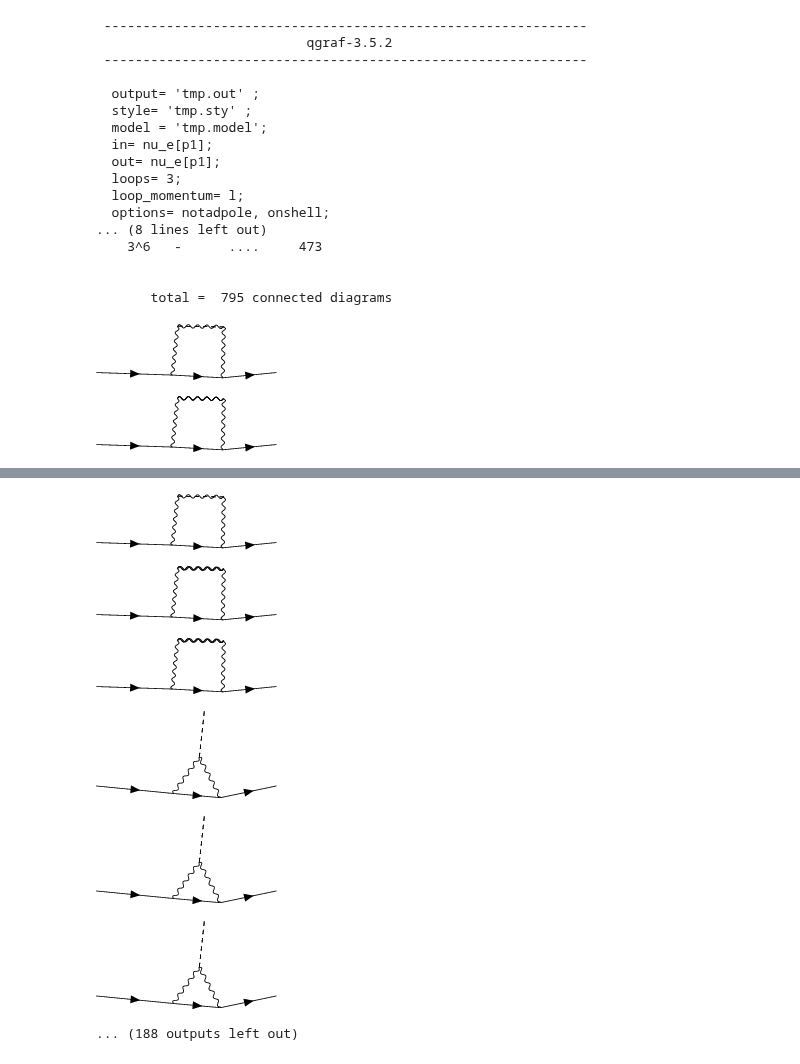
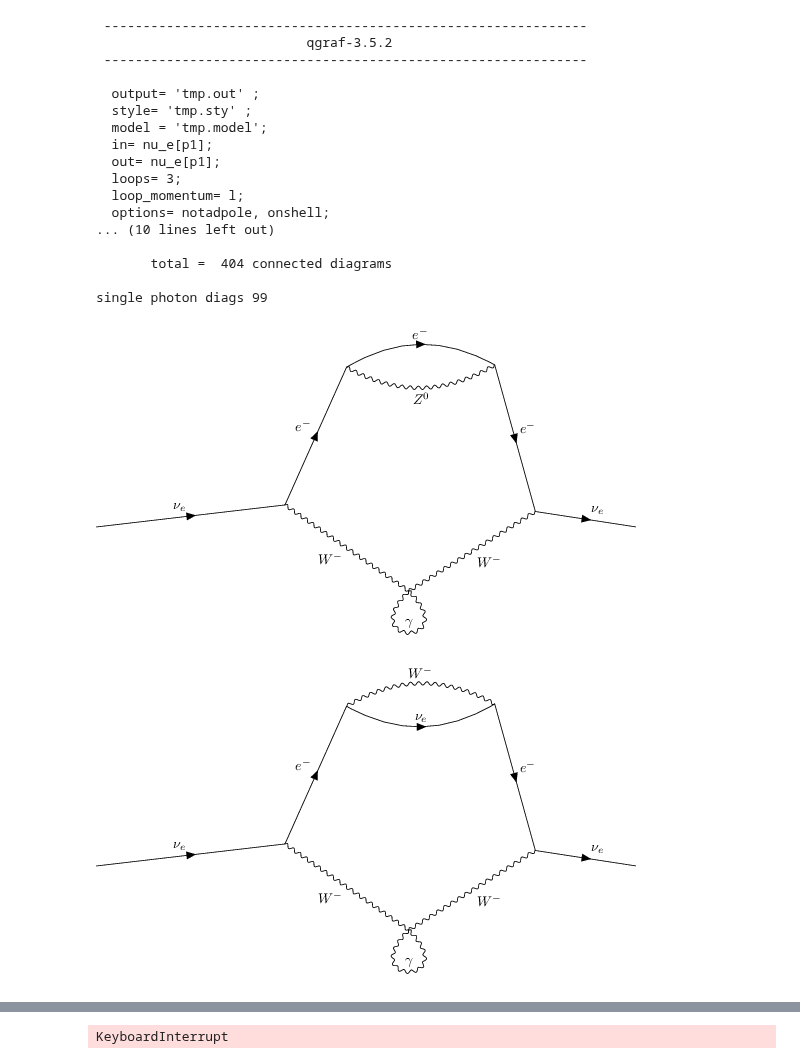
Before and after one commit to kpedro88/pyfeyn, a Jupyter notebook: docs/source/interfaces/qgraf.ipynb, the cells around one changed output, grey strips where cells are left out. Saved outputs shown, nothing was run; the diff lists cells and outputs as text; code cells hidden in the pictures.

```diff
--- a/docs/source/interfaces/qgraf.ipynb
+++ b/docs/source/interfaces/qgraf.ipynb
@@ -155,42 +154,70 @@ print(raw_model)
 # %%
 from pathlib import Path
 from xsdata.formats.dataclass.parsers import XmlParser
 from pyfeyn2.render.latex.feynmp import FeynmpRender
 from pyfeyn2.render.latex.tikzfeynman import TikzFeynmanRender
 from pyfeyn2.render.pyx.pyxrender import PyxRender
 from pyfeyn2.feynmandiagram import FeynML
-from pyfeyn2.render.latex.dot import feynman_adjust_points
 import subprocess
 import shlex
+from pyfeyn2.auto.bend import auto_bend
+from pyfeyn2.auto.label import auto_label
+from pyfeyn2.auto.position import feynman_adjust_points
 
 subprocess.call(shlex.split(f'qgraf {dat}'))
-xml_string = Path("tmp.out").read_text()
+xml_string = Path(output).read_text()
 parser = XmlParser()
 fml = parser.from_string(xml_string, FeynML)
+
+def filter_diag(d):
+    count = 0
+    ecount = 0
+    for p in d.propagators:
+        if p.pdgid == 22:
+            count +=1
+        if p.pdgid == 11:
+            ecount +=1
+    if count ==1 and ecount >=2:
+        return True
+    return False
+
+ccount=0
 for d in fml.diagrams:
-    d.legs[0].set_xy(-2,0)
-    d.legs[1].set_xy(2,0)
-    for p in d.propagators:
-        p.bend = True
-    t = TikzFeynmanRender(feynman_adjust_points(d))
-    t.render(show=True)
+    if filter_diag(d):
+        ccount +=1
+print("single photon diags", ccount)
+
+for d in fml.diagrams:
+    if filter_diag(d):
+        ccount +=1
+        d.legs[0].set_xy(-2,0)
+        d.legs[1].set_xy(2,0)
+        d = feynman_adjust_points(d,size=15)
+        auto_bend(d)
+        auto_label(d.propagators)
+        auto_label(d.legs)
+        #print(d)
+        t = TikzFeynmanRender(d)
+        #print(t.get_src())
+        t.render(show=True)
+        #break
 # %% [output]
  --------------------------------------------------------------
                            qgraf-3.5.2
  --------------------------------------------------------------
 
   output= 'tmp.out' ;
   style= 'tmp.sty' ;
   model = 'tmp.model';
   in= nu_e[p1];
   out= nu_e[p1];
   loops= 3;
   loop_momentum= l;
   options= notadpole, onshell;
-... (8 lines left out)
-    3^6   -      ....     473
+... (10 lines left out)
 
+       total =  404 connected diagrams
 
-       total =  795 connected diagrams
+single photon diags 99
-[figure, old version]
+[figure, new version]
-[figure, old version]
+[figure, new version]
@@ -200,7 +227 @@ for d in fml.diagrams:
-[figure, removed]
-[figure, removed]
-[figure, removed]
-[figure, removed]
-[figure, removed]
-[figure, removed]
-... (188 outputs left out)
+KeyboardInterrupt
```
Also changed, not shown: parts of 3 cells of this notebook.
